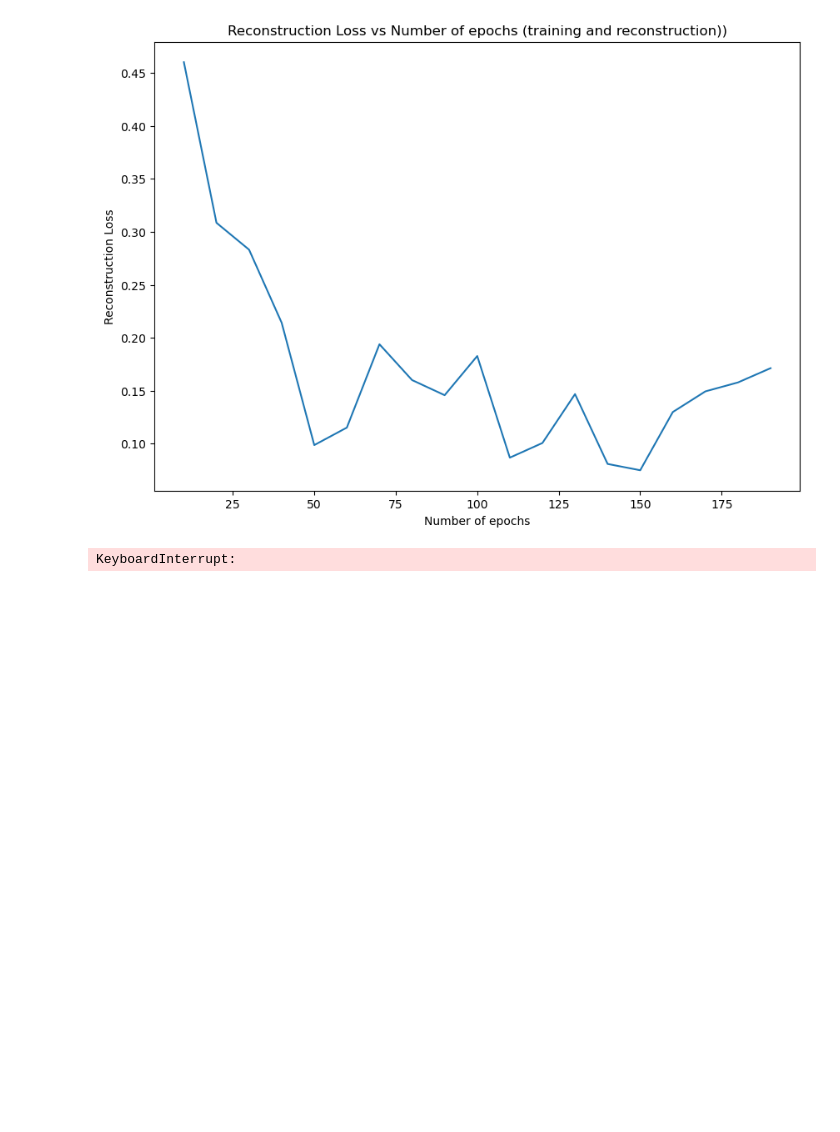
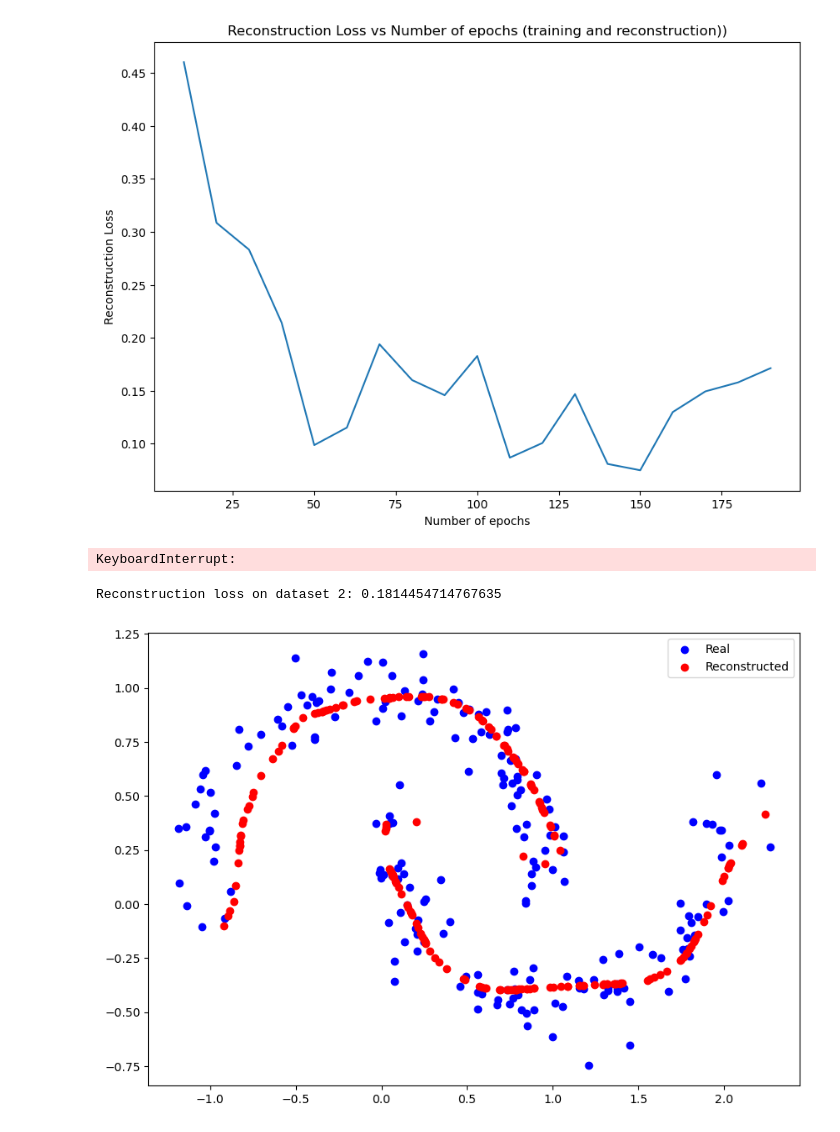
Before and after one commit to PrioteasaAndrei/GAN-Assigment-2, a Jupyter notebook: autoencoders.ipynb, the cells around one changed output. Saved outputs shown, nothing was run; the diff lists cells and outputs as text; code cells hidden in the pictures; blank space fills up the shorter version.

```diff
--- a/autoencoders.ipynb
+++ b/autoencoders.ipynb
@@ -332,0 +329,26 @@ KeyboardInterrupt:
+# %%
+train_loader_1,test_loader_1, X_train_1, X_test_1, y_train_1, y_test_1 = make_dataset(5000,0.1,SEED)
+train_loader_2,test_loader_2, X_train_2, X_test_2, y_train_2, y_test_2 = make_dataset(5000,0.2,SEED)
+# %%
+## Task 1.4
+
+autoenc = Autoencoder(input_dim=2,h_dim=100,latent_dim=1,layers=3)
+optimizer = torch.optim.Adam(autoenc.parameters(),lr = LR)
+criterion     = torch.nn.MSELoss()
+
+
+## train on the first dataset
+Losses_1 = train(train_loader_1,autoenc,optimizer,criterion,N= 100,dev = DEVICE)
+
+
+## reconstruct on the second dataset
+loss, reconstructed_outputs = reconstruct(test_loader_2,autoenc,criterion,N=100,dev=DEVICE)
+
+print("Reconstruction loss on dataset 2: {}".format(loss))
+
+plot_reconstructed_2d_data(X_test_2,reconstructed_outputs.cpu().numpy())
+
+## seems to work pretty good
+# %% [output]
+Reconstruction loss on dataset 2: 0.1814454714767635
+[figure, added]
```
Also changed, not shown: parts of 2 cells of this notebook.
